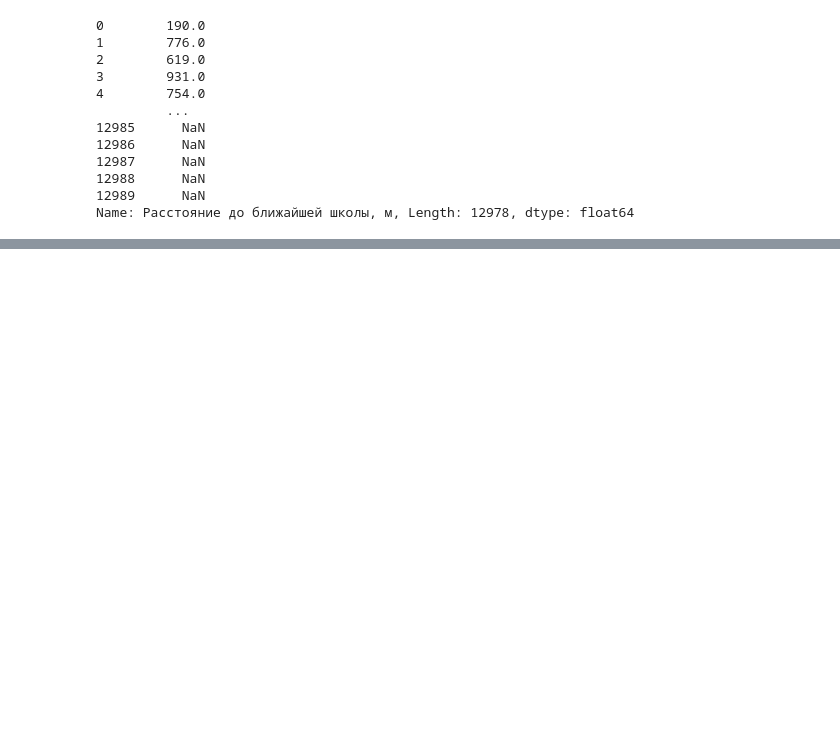
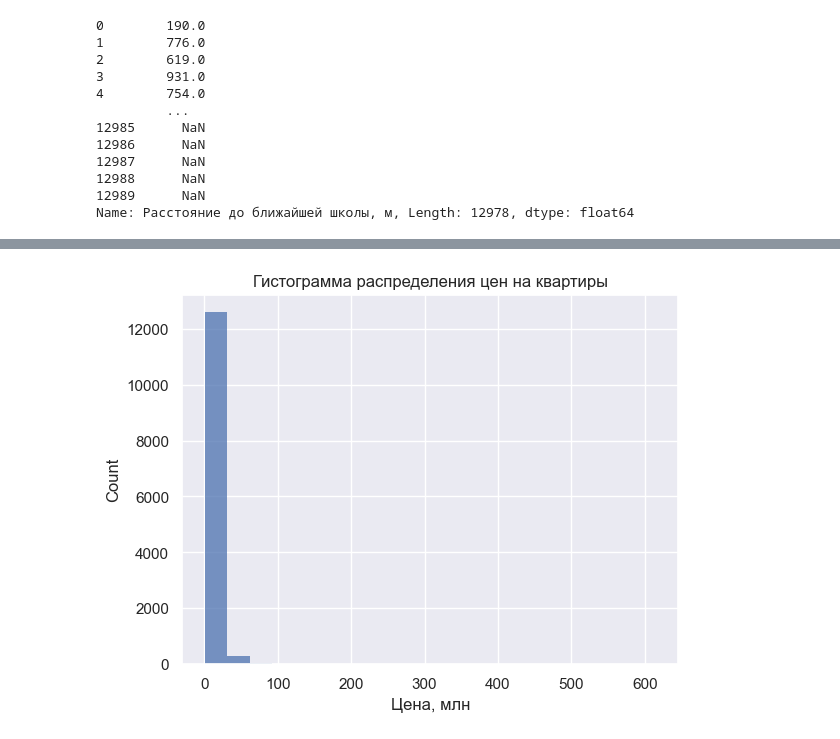
Before and after one commit to Torgovatel/Projects, a Jupyter notebook: DS/moscow-estate-agency-dm/src/main.ipynb, the cells around one changed output, grey strips where cells are left out. Cells and saved outputs as stored; diff of their text form; code cells hidden in the pictures; blank space fills up the shorter version.

Commit message:
feat(main): visual analysis and drop some useless observations

```diff
--- a/DS/moscow-estate-agency-dm/src/main.ipynb
+++ b/DS/moscow-estate-agency-dm/src/main.ipynb
@@ -7,4 +7,7 @@ import os
 import scipy.stats as stats
 import seaborn as sns
 import re
+
+sns.set_style('darkgrid')
+plt.rcParams['scatter.edgecolors'] = 'none'
 # %% [markdown]
@@ -567,0 +627,9 @@ Name: Расстояние до ближайшей школы, м, Length: 12978
+# %%
+sns.set_style('darkgrid')
+plt.rcParams['patch.edgecolor'] = 'none'
+# %%
+sns.histplot(x=dataset['Цена, млн'], bins=20)
+plt.title('Гистограмма распределения цен на квартиры')
+plt.show()
+# %% [output]
+[figure, added]
```
Also changed, not shown: parts of 71 cells of this notebook.
